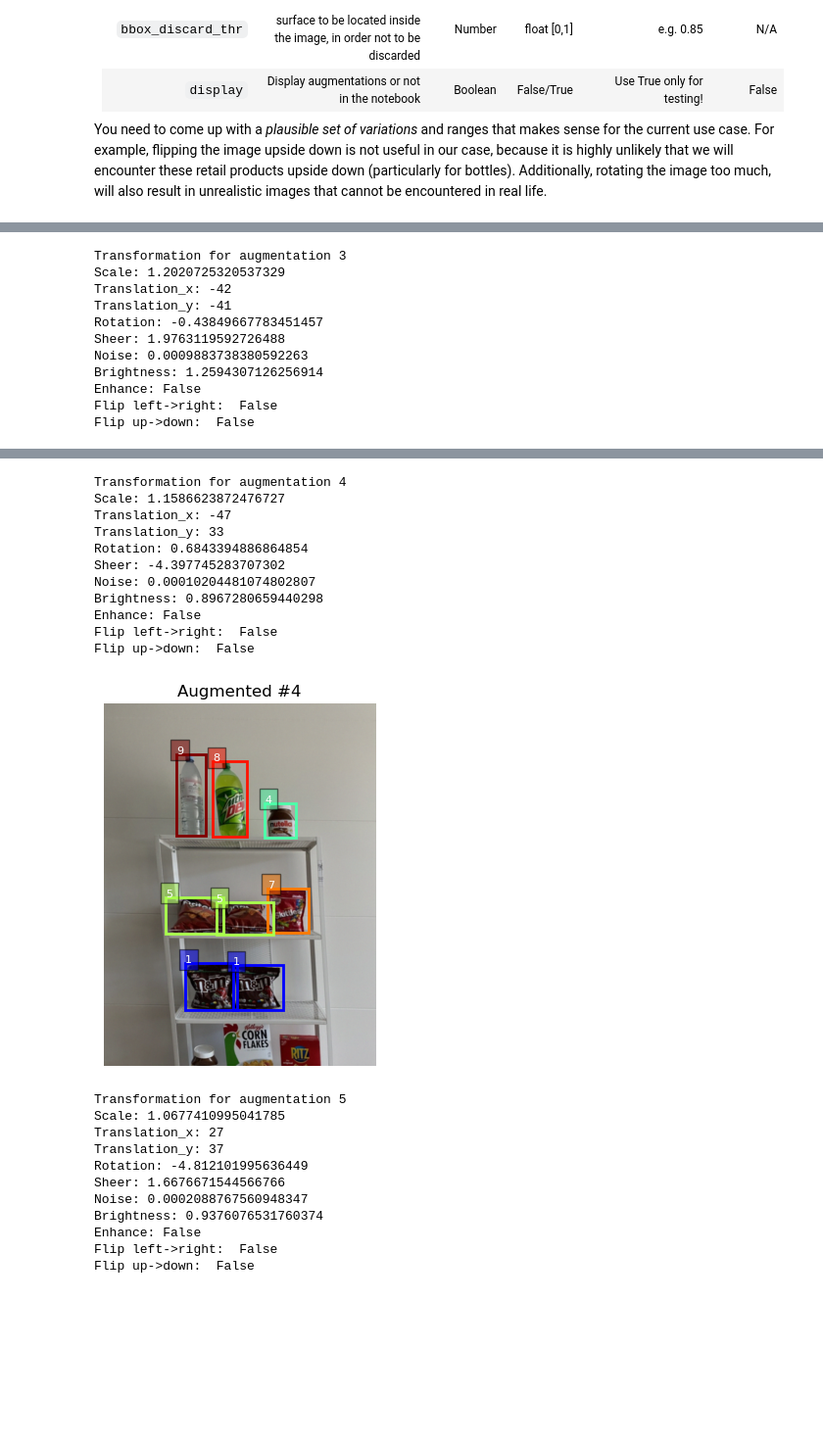
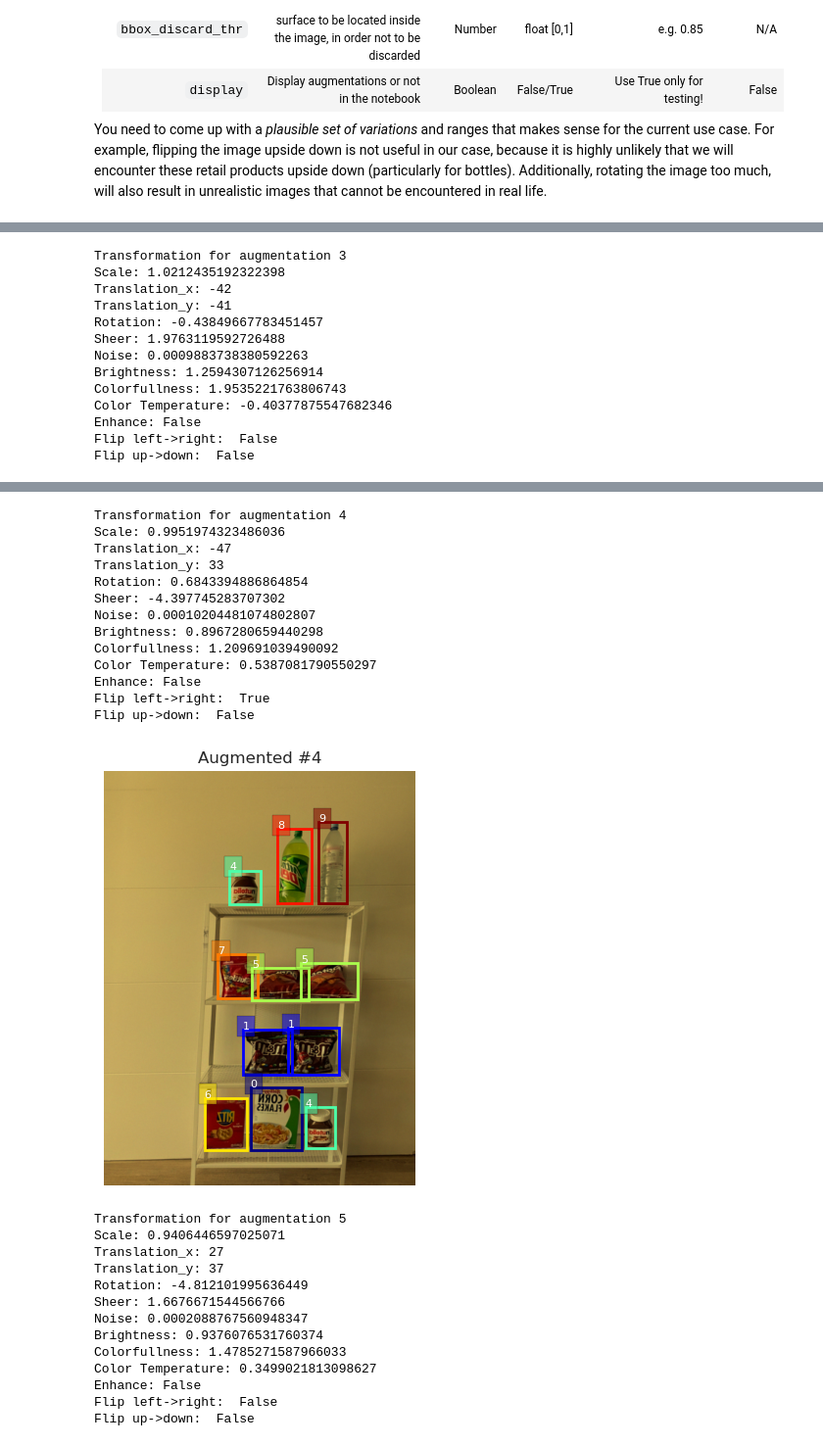
Before and after one commit to bbonik/Rekognition-CL-augmentations, a Jupyter notebook: test_augmentation_library.ipynb, the cells around one changed output, grey strips where cells are left out. Shown at 98% size. Cells and saved outputs as stored; diff of their text form; code cells hidden in the pictures; blank space fills up the shorter version.

```diff
--- a/test_augmentation_library.ipynb
+++ b/test_augmentation_library.ipynb
@@ -115,12 +115,14 @@ image_augm = augment_image(
     bboxes =ls_bboxes,              # a list of bounding boxes in the source image
     how_many=10,                    # how many image variations to generate from the source image
     random_seed=0,                  # controls randomness for reproducibility
-    range_scale=(0.75, 1.5),        # (mutliplier) minimum and maximum range for zooming/unzooming on the image
+    range_scale=(0.75, 1.2),        # (mutliplier) minimum and maximum range for zooming/unzooming on the image
     range_translation=(-50, 50),    # (in pixels) minimum and maximum range for offseting the position of the image
     range_rotation=(-5, 5),         # (in degrees) minimum and maximum range for rotating image left/right.
     range_sheer=(-5, 5),            # (in degrees) minimum and maximum range for skewing image left/right.
     range_noise=(0, 0.001),         # (variance) minimum and maximum range for noise variance
     range_brightness=(0.8, 1.5),    # (mutliplier) minimum and maximum range for brightness gain
+    range_colorfullness=(0.0, 2),
+    range_color_temperature=(-0.5, 1),
     flip_lr='random',               # If None, no left-right flipping is applied. If 'all', all images are flipped. If 'random', images are flipped randomly
     flip_ud=None,                   # same as flip_lr, but for up-down.
     enhance=None,
@@ -158,11 +167,13 @@ Flip up->down:  False
 Transformation for augmentation 3
-Scale: 1.2020725320537329
+Scale: 1.0212435192322398
 Translation_x: -42
 Translation_y: -41
 Rotation: -0.43849667783451457
 Sheer: 1.9763119592726488
 Noise: 0.0009883738380592263
 Brightness: 1.2594307126256914
+Colorfullness: 1.9535221763806743
+Color Temperature: -0.40377875547682346
 Enhance: False
 Flip left->right:  False
 Flip up->down:  False
@@ -170,23 +181,27 @@ Flip up->down:  False
 Transformation for augmentation 4
-Scale: 1.1586623872476727
+Scale: 0.9951974323486036
 Translation_x: -47
 Translation_y: 33
 Rotation: 0.6843394886864854
 Sheer: -4.397745283707302
 Noise: 0.00010204481074802807
 Brightness: 0.8967280659440298
+Colorfullness: 1.209691039490092
+Color Temperature: 0.5387081790550297
 Enhance: False
-Flip left->right:  False
+Flip left->right:  True
 Flip up->down:  False
-[figure, old version]
+[figure, new version]
 Transformation for augmentation 5
-Scale: 1.0677410995041785
+Scale: 0.9406446597025071
 Translation_x: 27
 Translation_y: 37
 Rotation: -4.812101995636449
 Sheer: 1.6676671544566766
 Noise: 0.0002088767560948347
 Brightness: 0.9376076531760374
+Colorfullness: 1.4785271587966033
+Color Temperature: 0.3499021813098627
 Enhance: False
 Flip left->right:  False
 Flip up->down:  False
```
Also changed, not shown: parts of 1 cell of this notebook, 1 other file.
